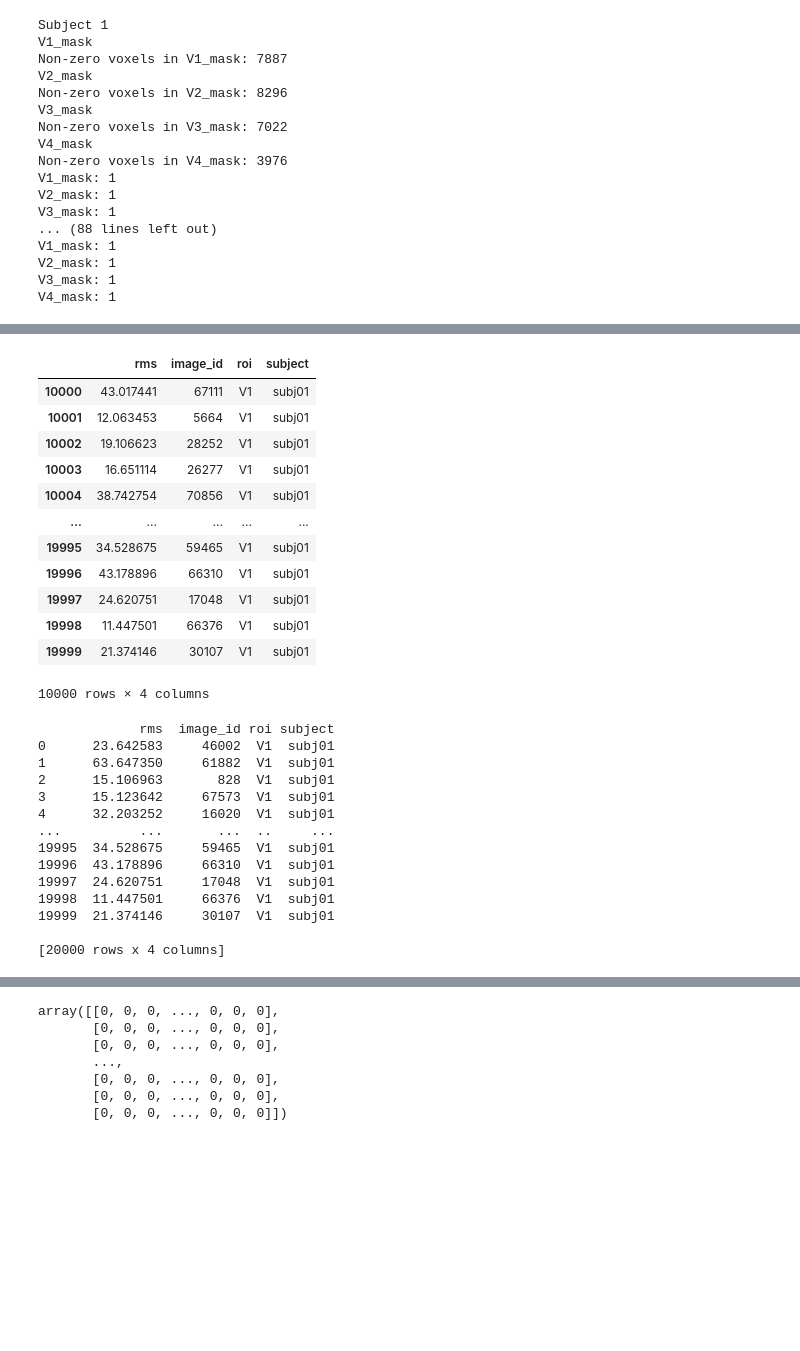
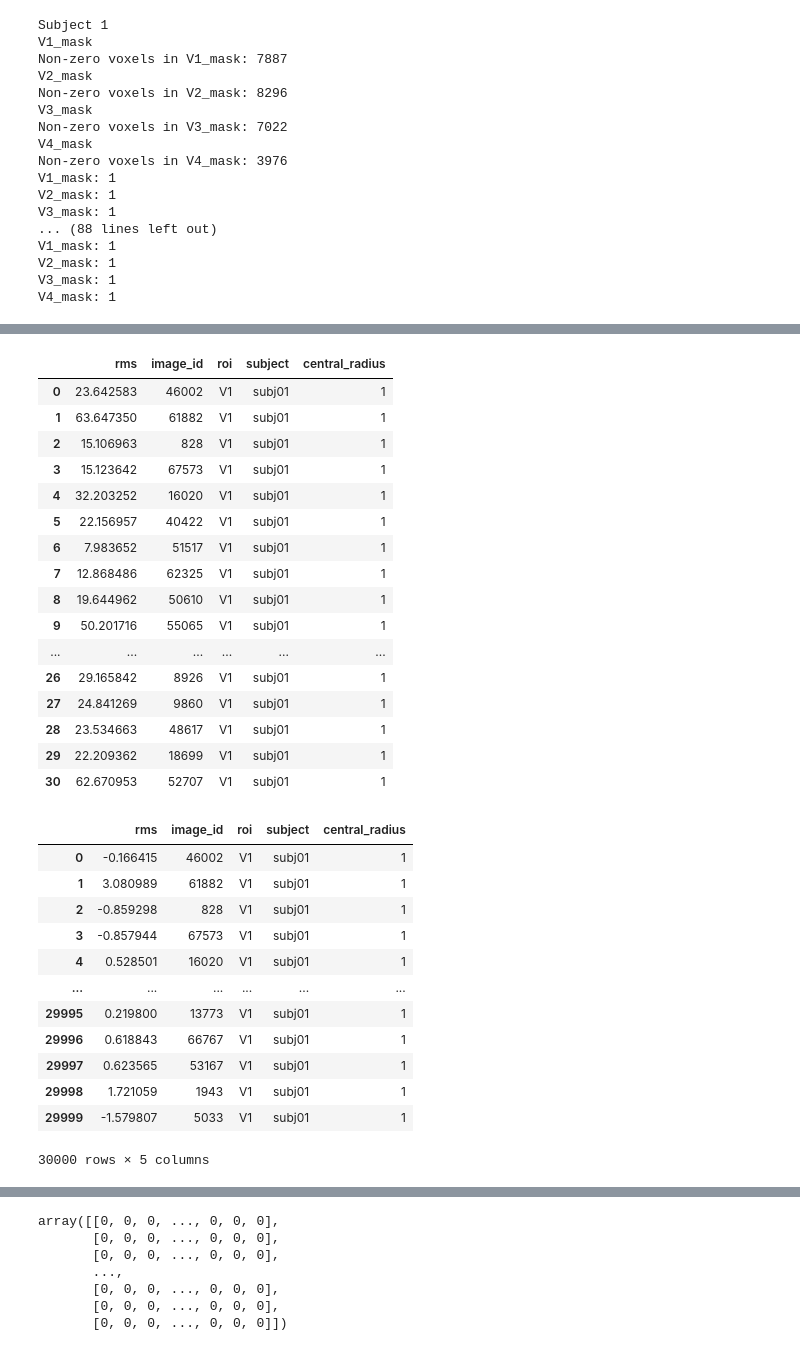
Before and after one commit to WiegerScheurer/spatpred, a Jupyter notebook: notebooks/img_tools.ipynb, the cells around one changed output, grey strips where cells are left out. Drawn from its saved outputs; the diff is of its cells as text; code cells hidden in the pictures; blank space fills up the shorter version.

```diff
--- a/notebooks/img_tools.ipynb
+++ b/notebooks/img_tools.ipynb
@@ -50,3 +159,3 @@ Change the function a bit, so I can run the entirety in chunks of 10k. Now it st
 # %%
-rms_df10k2 = get_contrast_df(10000, start_img_no = 10000, roi = 'V1', subject = 'subj01', ecc_max = 1, ecc_strict = 'y', prf_proc_dict = prf_dict, binary_masks = vismask_dict, rf_type = 'center')
+testdf = get_contrast_df(31, start_img_no = 0, roi = 'V1', subject = 'subj01', ecc_max = 1, ecc_strict = 'y', prf_proc_dict = prf_dict, binary_masks = vismask_dict, rf_type = 'center')
 # %% [output]
@@ -124,16 +170,0 @@ pd.read_pickle('/home/rfpred/rms_df10k1.pkl')
-# %%
-pd.read_pickle('/home/rfpred/rms_df10k2.pkl')
-# %% [output]
-|  | rms | image_id | roi | subject |
-| 10000 | 43.017441 | 67111 | V1 | subj01 |
-| 10001 | 12.063453 | 5664 | V1 | subj01 |
-| 10002 | 19.106623 | 28252 | V1 | subj01 |
-| 10003 | 16.651114 | 26277 | V1 | subj01 |
-| 10004 | 38.742754 | 70856 | V1 | subj01 |
-| ... | ... | ... | ... | ... |
-| 19995 | 34.528675 | 59465 | V1 | subj01 |
-| 19996 | 43.178896 | 66310 | V1 | subj01 |
-| 19997 | 24.620751 | 17048 | V1 | subj01 |
-| 19998 | 11.447501 | 66376 | V1 | subj01 |
-| 19999 | 21.374146 | 30107 | V1 | subj01 |
-10000 rows × 4 columns
@@ -143,17 +171,20 @@ pondo = pd.concat((rms_df10k1, rms_df10k2))
-# %%
-print(pondo)
-# %% [output]
-             rms  image_id roi subject
-0      23.642583     46002  V1  subj01
-1      63.647350     61882  V1  subj01
-2      15.106963       828  V1  subj01
-3      15.123642     67573  V1  subj01
-4      32.203252     16020  V1  subj01
-...          ...       ...  ..     ...
-19995  34.528675     59465  V1  subj01
-19996  43.178896     66310  V1  subj01
-19997  24.620751     17048  V1  subj01
-19998  11.447501     66376  V1  subj01
-19999  21.374146     30107  V1  subj01
-
-[20000 rows x 4 columns]
+# %%
+testdf
+# %% [output]
+|  | rms | image_id | roi | subject | central_radius |
+| 0 | 23.642583 | 46002 | V1 | subj01 | 1 |
+| 1 | 63.647350 | 61882 | V1 | subj01 | 1 |
+| 2 | 15.106963 | 828 | V1 | subj01 | 1 |
+| 3 | 15.123642 | 67573 | V1 | subj01 | 1 |
+| 4 | 32.203252 | 16020 | V1 | subj01 | 1 |
+| 5 | 22.156957 | 40422 | V1 | subj01 | 1 |
+| 6 | 7.983652 | 51517 | V1 | subj01 | 1 |
+| 7 | 12.868486 | 62325 | V1 | subj01 | 1 |
+| 8 | 19.644962 | 50610 | V1 | subj01 | 1 |
+| 9 | 50.201716 | 55065 | V1 | subj01 | 1 |
+| ... | ... | ... | ... | ... | ... |
+| 26 | 29.165842 | 8926 | V1 | subj01 | 1 |
+| 27 | 24.841269 | 9860 | V1 | subj01 | 1 |
+| 28 | 23.534663 | 48617 | V1 | subj01 | 1 |
+| 29 | 22.209362 | 18699 | V1 | subj01 | 1 |
+| 30 | 62.670953 | 52707 | V1 | subj01 | 1 |
@@ -160,3 +197,19 @@ print(pondo)
+# %%
+rms_subj01_V1
+# %% [output]
+|  | rms | image_id | roi | subject | central_radius |
+| 0 | -0.166415 | 46002 | V1 | subj01 | 1 |
+| 1 | 3.080989 | 61882 | V1 | subj01 | 1 |
+| 2 | -0.859298 | 828 | V1 | subj01 | 1 |
+| 3 | -0.857944 | 67573 | V1 | subj01 | 1 |
+| 4 | 0.528501 | 16020 | V1 | subj01 | 1 |
+| ... | ... | ... | ... | ... | ... |
+| 29995 | 0.219800 | 13773 | V1 | subj01 | 1 |
+| 29996 | 0.618843 | 66767 | V1 | subj01 | 1 |
+| 29997 | 0.623565 | 53167 | V1 | subj01 | 1 |
+| 29998 | 1.721059 | 1943 | V1 | subj01 | 1 |
+| 29999 | -1.579807 | 5033 | V1 | subj01 | 1 |
+30000 rows × 5 columns
 # %%
 info = get_mask(dim = 425, subject = 'subj01', binary_masks = vismask_dict,
                                         prf_proc_dict = prf_dict, type='outline', roi='V2',
```
Also changed, not shown: parts of 15 cells of this notebook, 2 other files.
